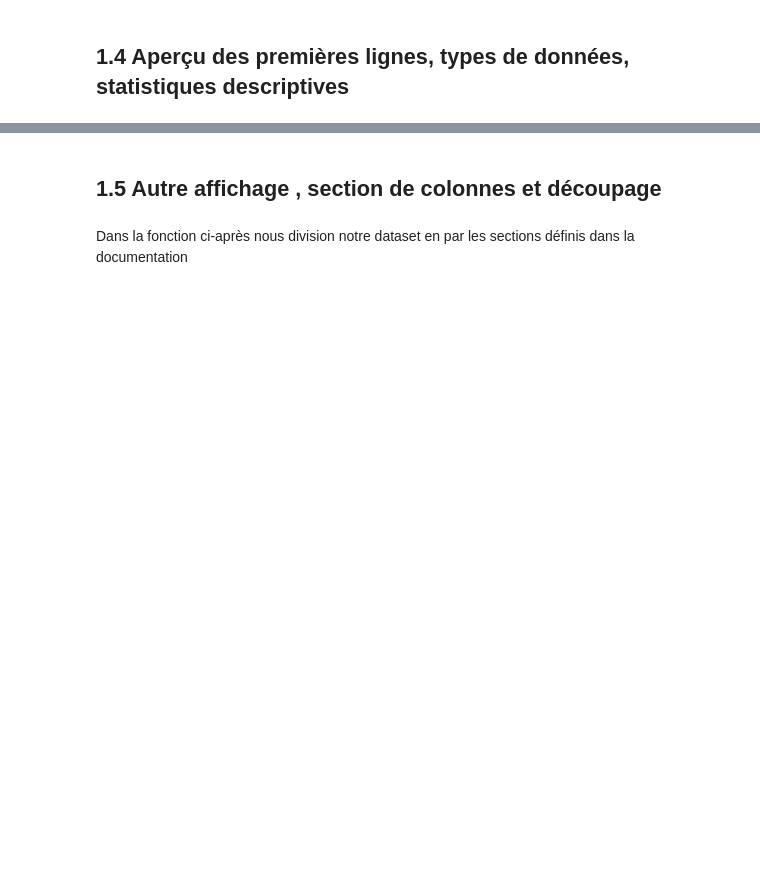
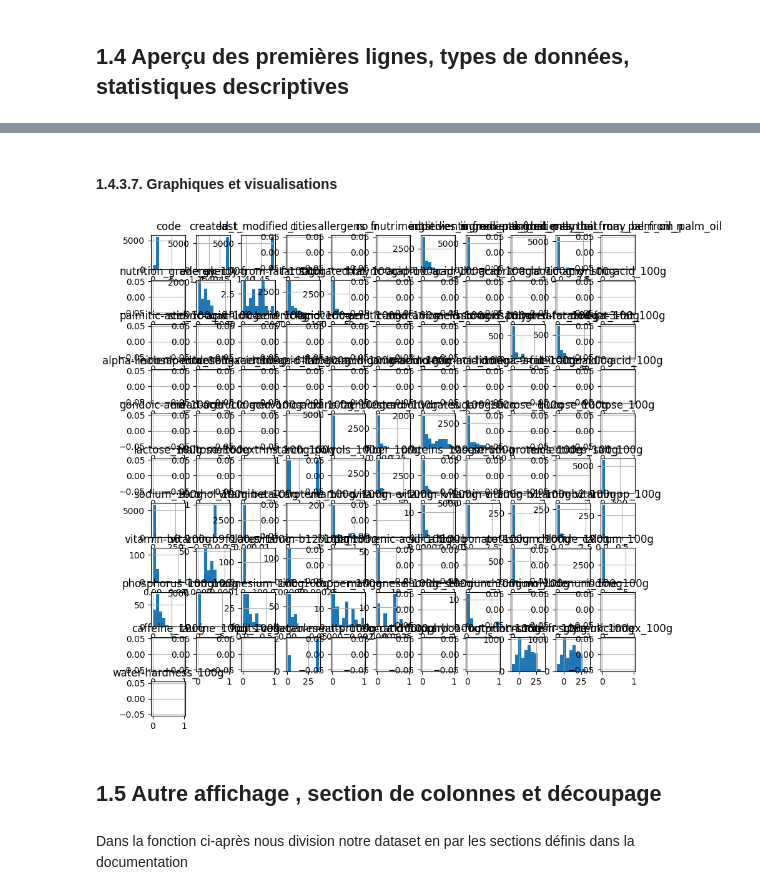
Before and after one commit to CYBA7K2M-DATAPROJ/prepare_data_for_public_health_agency, a Jupyter notebook: Fusilier_Antoine_1_notebook_112023.ipynb, the cells around one changed output, grey strips where cells are left out. Cells and saved outputs as stored; diff of their text form; code cells hidden in the pictures; blank space fills up the shorter version.

```diff
--- a/Fusilier_Antoine_1_notebook_112023.ipynb
+++ b/Fusilier_Antoine_1_notebook_112023.ipynb
@@ -143,3 +293,10 @@ memory usage: 83.8+ MB
+# %% [markdown]
+#### 1.4.3.7. Graphiques et visualisations
+# %%
+df.hist(figsize=(10, 10))
+plt.show()
+# %% [output]
+[figure, added]
 # %% [markdown]
 ## 1.5 Autre affichage , section de colonnes et découpage
 # %% [markdown]
```
Also changed, not shown: parts of 119 cells of this notebook.
